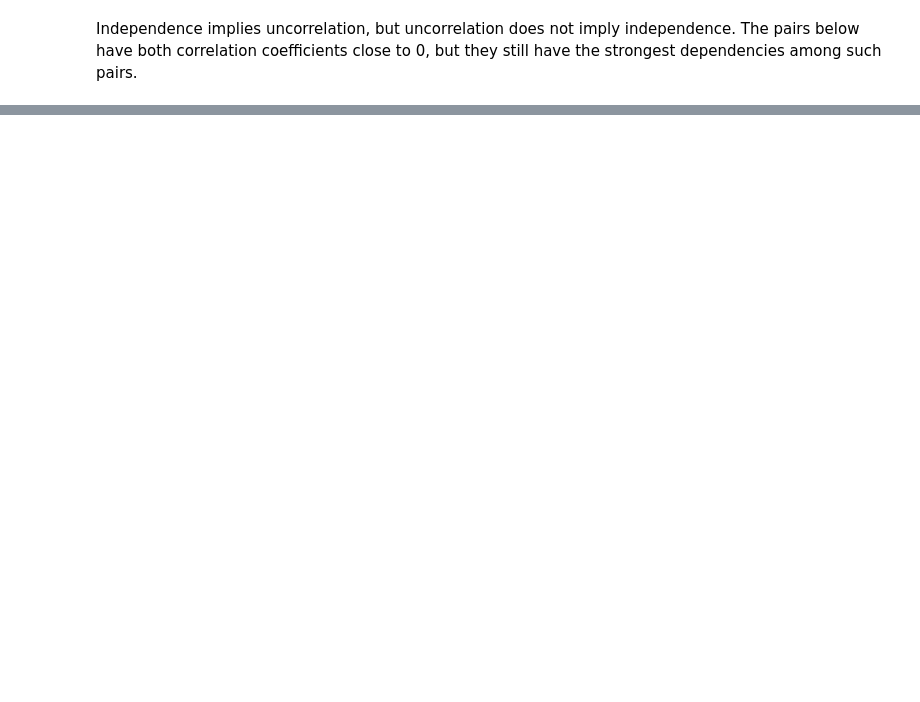
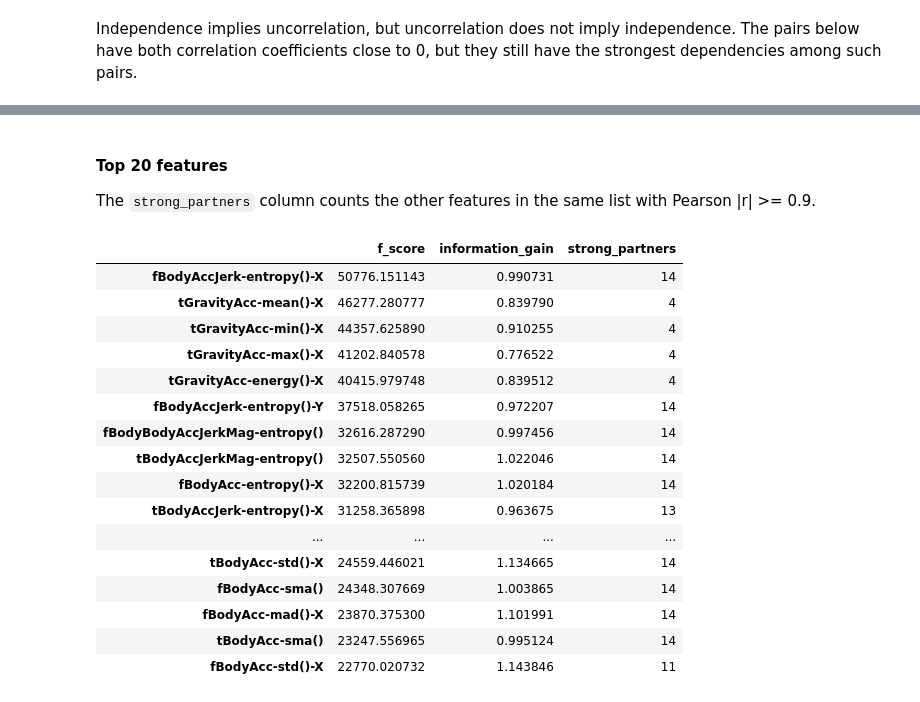
Before and after one commit to Stefy1209/Movement-Detection-using-Smartphone, a Jupyter notebook: src/Data_analysis.ipynb, the cells around one changed output, grey strips where cells are left out. Saved outputs shown, nothing was run; the diff lists cells and outputs as text; code cells hidden in the pictures; blank space fills up the shorter version.

```diff
--- a/src/Data_analysis.ipynb
+++ b/src/Data_analysis.ipynb
@@ -469,0 +479,39 @@ Independence rejected for 18271 of them
+# %%
+from scipy.stats import f_oneway
+
+IMPORTANCE_DIR = CSV_DIR / "analysis" / "importance"
+IMPORTANCE_DIR.mkdir(parents=True, exist_ok=True)
+
+
+def entropy(counts):
+    probabilities = counts[counts > 0] / counts.sum()
+    return -(probabilities * np.log2(probabilities)).sum()
+
+
+def information_gain(bins, labels):
+    table = contingency_table(bins, labels)
+    conditional = sum(row.sum() / table.sum() * entropy(row) for row in table)
+    return entropy(table.sum(axis=0)) - conditional
+
+
+def importance_scores(features, labels):
+    _, labels = np.unique(labels, return_inverse=True)
+    groups = [features.to_numpy()[labels == label] for label in np.unique(labels)]
+    binned = features.apply(lambda column: pd.qcut(column, 10, labels=False, duplicates="drop"))
+    return pd.DataFrame({
+        "f_score": f_oneway(*groups).statistic,
+        "information_gain": [information_gain(binned[feature].to_numpy(), labels) for feature in features.columns],
+    }, index=features.columns)
+
+
+def top_features(scores, measure, n=20):
+    top = scores.nlargest(n, measure).copy()
+    # How many other features in this list have a strong linear relationship with this one
+    top["strong_partners"] = (pearson.loc[top.index, top.index].abs() >= 0.9).sum(axis=1) - 1
+    return top
+
+
+importance = importance_scores(X[distinct], activity)
+importance.to_csv(IMPORTANCE_DIR / "importance.csv")
+print(f"Maximum possible Information Gain: {entropy(np.bincount(activity)):.3f} bits")
+importance.describe().round(3)
@@ -469,0 +529,25 @@ Independence rejected for 18271 of them
+# %% [markdown]
+#### Top 20 features
+
+The `strong_partners` column counts the other features in the same list with Pearson |r| >= 0.9.
+# %%
+top_f = top_features(importance, "f_score")
+top_f
+# %% [output]
+|  | f_score | information_gain | strong_partners |
+| fBodyAccJerk-entropy()-X | 50776.151143 | 0.990731 | 14 |
+| tGravityAcc-mean()-X | 46277.280777 | 0.839790 | 4 |
+| tGravityAcc-min()-X | 44357.625890 | 0.910255 | 4 |
+| tGravityAcc-max()-X | 41202.840578 | 0.776522 | 4 |
+| tGravityAcc-energy()-X | 40415.979748 | 0.839512 | 4 |
+| fBodyAccJerk-entropy()-Y | 37518.058265 | 0.972207 | 14 |
+| fBodyBodyAccJerkMag-entropy() | 32616.287290 | 0.997456 | 14 |
+| tBodyAccJerkMag-entropy() | 32507.550560 | 1.022046 | 14 |
+| fBodyAcc-entropy()-X | 32200.815739 | 1.020184 | 14 |
+| tBodyAccJerk-entropy()-X | 31258.365898 | 0.963675 | 13 |
+| ... | ... | ... | ... |
+| tBodyAcc-std()-X | 24559.446021 | 1.134665 | 14 |
+| fBodyAcc-sma() | 24348.307669 | 1.003865 | 14 |
+| fBodyAcc-mad()-X | 23870.375300 | 1.101991 | 14 |
+| tBodyAcc-sma() | 23247.556965 | 0.995124 | 14 |
+| fBodyAcc-std()-X | 22770.020732 | 1.143846 | 11 |
```
Also changed, not shown: parts of 10 cells of this notebook.
